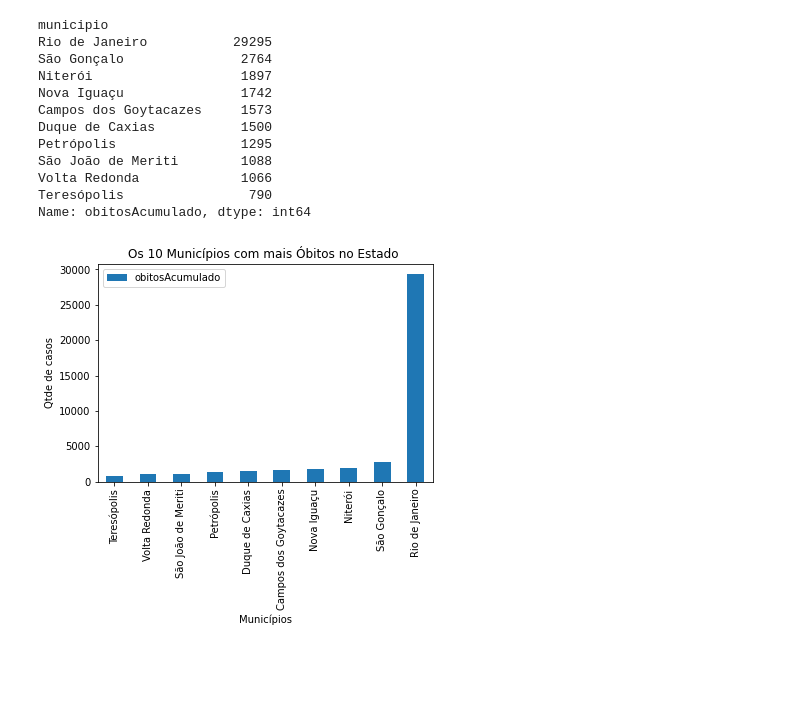
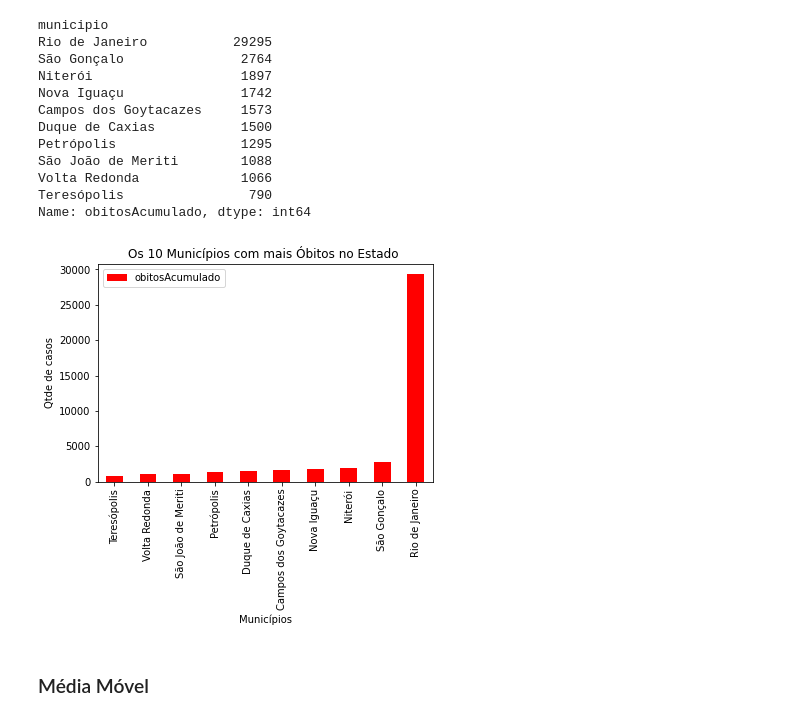
Before and after one commit to ranielli/analise-dados-covid-estatistica, a Jupyter notebook: analise_rj.ipynb, the cells around one changed output. Saved outputs shown, nothing was run; the diff lists cells and outputs as text; code cells hidden in the pictures; blank space fills up the shorter version.

```diff
--- a/analise_rj.ipynb
+++ b/analise_rj.ipynb
@@ -662,10 +697,12 @@ Teresópolis                790
 Name: obitosAcumulado, dtype: int64
 # %%
 obitos_por_munic_top_10.sort_values(by=['obitosAcumulado'],inplace=True)
-obitos_por_munic_top_10.plot.bar(y='obitosAcumulado')
+obitos_por_munic_top_10.plot.bar(y='obitosAcumulado',color=['red'])
 plt.xlabel('Municípios')
 plt.ylabel('Qtde de casos')
 plt.title('Os 10 Municípios com mais Óbitos no Estado ')
 plt.show()
 # %% [output]
-[figure, old version]
+[figure, new version]
+# %% [markdown]
+### Média Móvel
```
Also changed, not shown: parts of 8 cells of this notebook.
